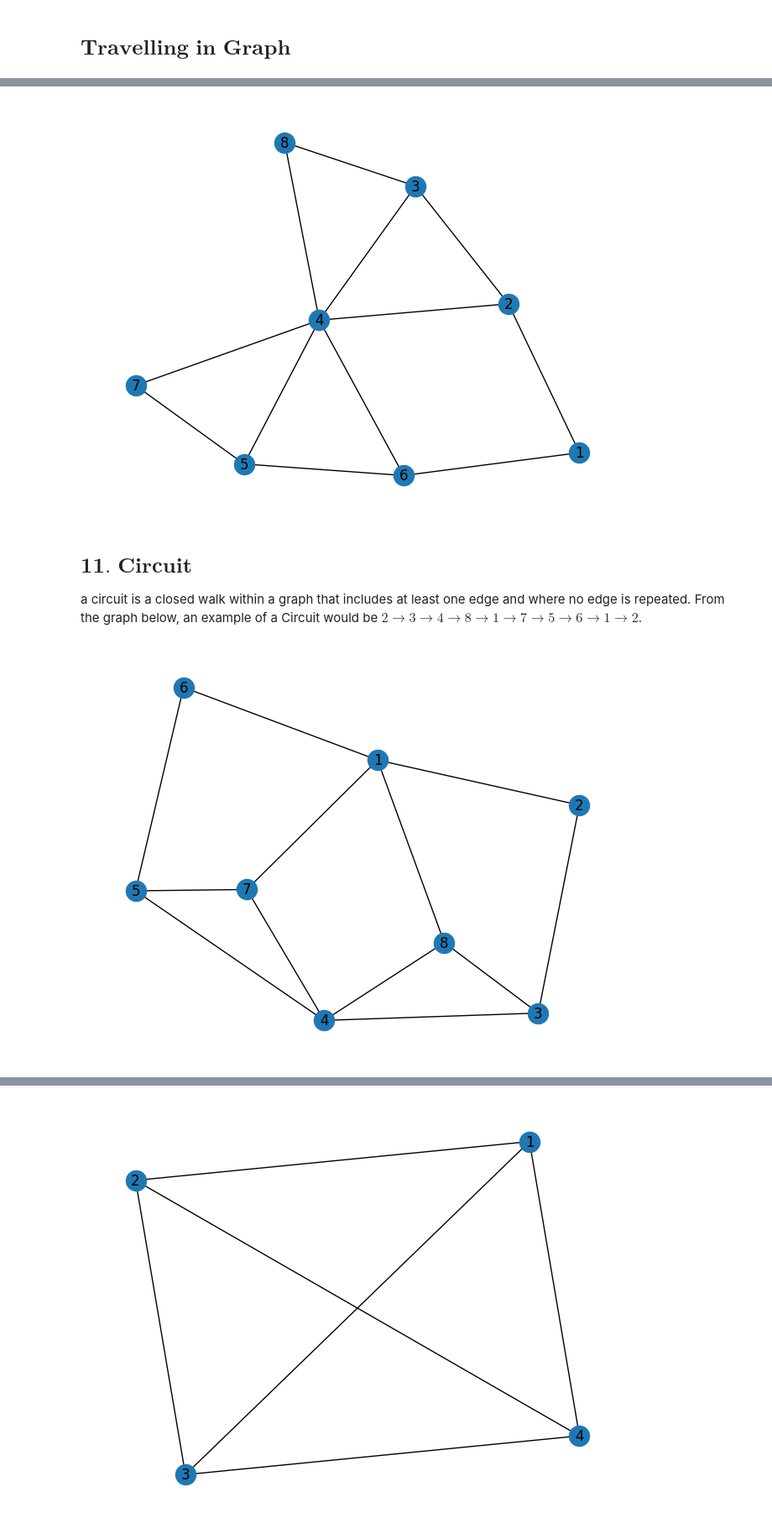
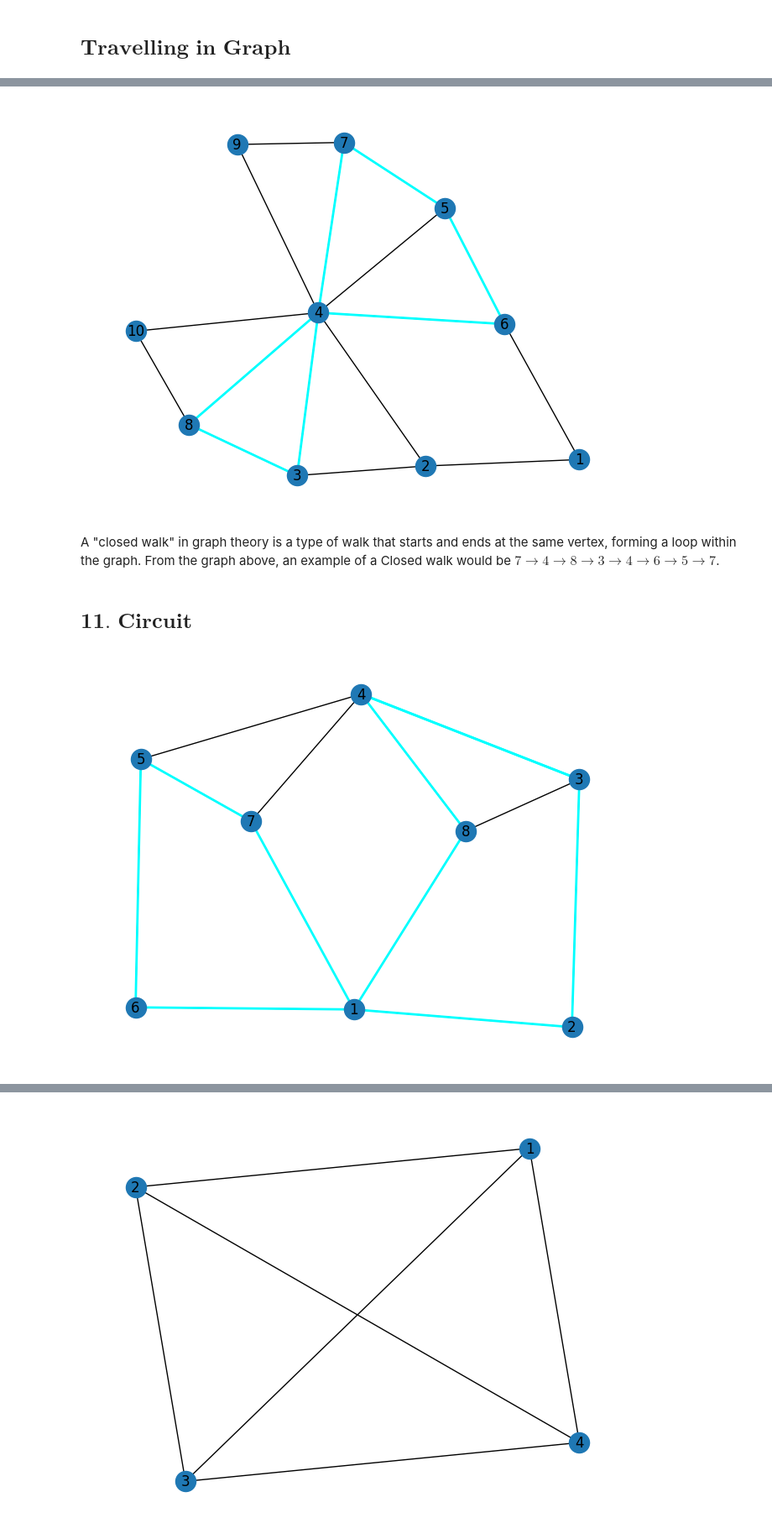
Before and after one commit to gerard-ompad/Discrete_Math_2, a Jupyter notebook: Detablan_AllLectures_ANSWERS/Detablan_LECTURE3_Answers.ipynb, the cells around one changed output, grey strips where cells are left out. Shown: that part at 84% size. Cells and saved outputs as stored; diff of their text form; code cells hidden in the pictures.

```diff
--- a/Detablan_AllLectures_ANSWERS/Detablan_LECTURE3_Answers.ipynb
+++ b/Detablan_AllLectures_ANSWERS/Detablan_LECTURE3_Answers.ipynb
@@ -251,46 +272,55 @@ G = nx.Graph()
 
 # Add nodes to the graph
 # G.add_nodes_from([1, 2, 3, 4, 5])
-G.add_nodes_from([1, 2, 3, 4, 5, 6, 7, 8])
+G.add_nodes_from([1, 2, 3, 4, 5, 6, 7, 8,9,10])
 
 
 
-edgelist = [(1, 2), (2, 3), (3, 4), (4, 5), (6, 1), (6, 5), (7, 5), (7, 4), (8, 4), (8, 3),(4,6), (2, 4)]
+edgelist = [(1, 2), (2, 3), (3, 4), (4, 5), (6, 1), (6, 5), (7, 5), (7, 4), (8, 4), (8, 3),(4,6), (2, 4),(7,9),(9,4),(8,10),(10,4)]
 # Add edges to the graph
 G.add_edges_from(edgelist)
+closed_walk = [(7, 4), (8, 4), (8, 3), (3, 4),(4,6), (6, 5),(7, 5)]
 
 # Draw the graph
-nx.draw(G, with_labels=True)
+pos = nx.spring_layout(G)
+nx.draw(G, pos=pos, with_labels=True)
 
+# Draw the edges in the walk with red color
+nx.draw_networkx_edges(G, pos=pos, edgelist=closed_walk, edge_color='cyan',width=2)
 # Display the plot
 plt.show()
 # %% [output]
-[figure, old version]
+[figure, new version]
+# %% [markdown]
+A "closed walk" in graph theory is a type of walk that starts and ends at the same vertex, forming a loop within the graph. From the graph above, an example of a Closed walk would be $7 \to 4 \to 8 \to 3 \to 4 \to 6 \to 5 \to 7$.
 # %% [markdown]
 $\textbf{11. Circuit}$
 -
- a circuit is a closed walk within a graph that includes at least one edge and where no edge is repeated. From the graph below, an example of a Circuit would be $2 \to 3 \to 4 \to 8 \to 1 \to 7 \to 5 \to 6 \to 1 \to 2$.
 # %%
 import networkx as nx
 import matplotlib.pyplot as plt
 seed = 40
 # Create an empty undirected graph
 G = nx.Graph()
 
 # Add nodes to the graph
 # G.add_nodes_from([1, 2, 3, 4, 5])
 G.add_nodes_from([1, 2, 3, 4, 5, 6, 7, 8])
 
 
 
 edgelist = [(1, 2), (2, 3), (3, 4), (4, 5), (6, 1), (6, 5), (7, 5), (7, 4), (8, 4), (8, 3),(1, 7),(1, 8)]
 # Add edges to the graph
 G.add_edges_from(edgelist)
+circuit = [(2, 3), (3, 4), (8, 4), (3, 4),(1, 8),(1, 7),(7, 5), (6, 5),(6, 1),(1, 2)]
 
 # Draw the graph
-nx.draw(G, with_labels=True)
+pos = nx.spring_layout(G)
+nx.draw(G, pos=pos, with_labels=True)
 
+# Draw the edges in the walk with red color
+nx.draw_networkx_edges(G, pos=pos, edgelist=circuit, edge_color='cyan',width=2)
 # Display the plot
 plt.show()
 # %% [output]
-[figure, old version]
+[figure, new version]
```
Also changed, not shown: parts of 37 cells of this notebook, 1 other file.
